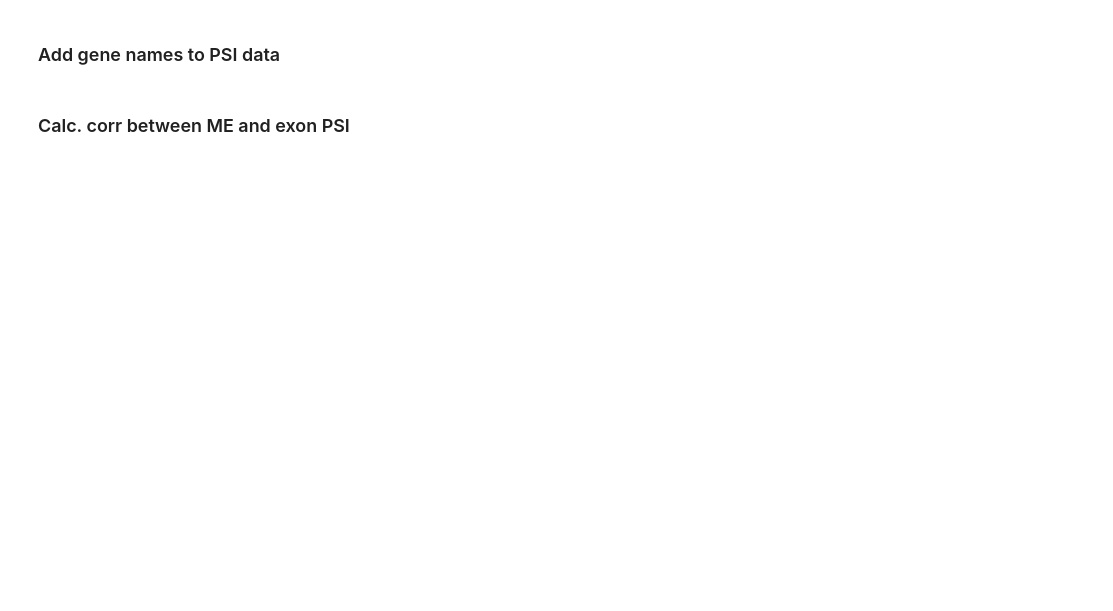
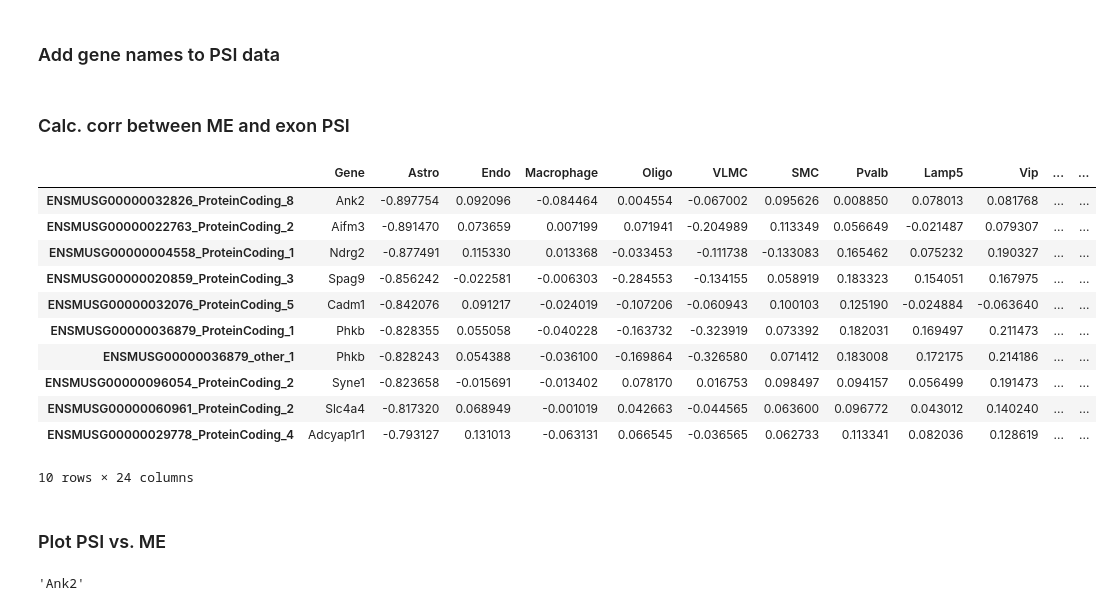
Before and after one commit to reliscu/pseudobulk_splicing_tasic_2018_mouse_ALM, a Jupyter notebook: 12_PSI_vs_ME.ipynb, the cells around one changed output. Drawn from its saved outputs; the diff is of its cells as text; code cells hidden in the pictures; blank space fills up the shorter version.

```diff
--- a/12_PSI_vs_ME.ipynb
+++ b/12_PSI_vs_ME.ipynb
@@ -33,19 +34,19 @@ psi_anno = psi_anno.drop(columns=["gene_id"])
 # %% [markdown]
 ### Calc. corr between ME and exon PSI
 # %%
-corr_df = pd.DataFrame(
-    columns=["Gene"] + top_qval_mods_df['Cell_type'].tolist(),
-    index=psi_anno.index
-)
-corr_df['Gene'] = psi_anno['gene_name']
+# corr_df = pd.DataFrame(
+#     columns=["Gene"] + top_qval_mods_df['Cell_type'].tolist(),
+#     index=psi_anno.index
+# )
+# corr_df['Gene'] = psi_anno['gene_name']
 
-for i, row in top_qval_mods_df.iterrows():
-    ctype = row['Cell_type']
+# for i, row in top_qval_mods_df.iterrows():
+#     ctype = row['Cell_type']
 
-    mod_df = pd.read_csv(row['ME_path'])
-    mod_eig = mod_df.set_index("Sample")[row['Module']]
-    mod_eig = pd.to_numeric(mod_eig, errors="coerce")
+#     mod_df = pd.read_csv(row['ME_path'])
+#     mod_eig = mod_df.set_index("Sample")[row['Module']]
+#     mod_eig = pd.to_numeric(mod_eig, errors="coerce")
 
-    corrs = psi_anno.iloc[:, 1:].corrwith(mod_eig, axis=1)
-    corr_df[ctype] = corrs
+#     corrs = psi_anno.iloc[:, 1:].corrwith(mod_eig, axis=1)
+#     corr_df[ctype] = corrs
 # %%
@@ -52,0 +54,17 @@ corr_df.to_csv(f"data/tasic_2018_ALM_STAR_{psi_data}_exon_corr.csv")
+# %%
+corr_df.sort_values(ctype, ascending=True)[0:10]
+# %% [output]
+|  | Gene | Astro | Endo | Macrophage | Oligo | VLMC | SMC | Pvalb | Lamp5 | Vip | ... | ... |
+| ENSMUSG00000032826_ProteinCoding_8 | Ank2 | -0.897754 | 0.092096 | -0.084464 | 0.004554 | -0.067002 | 0.095626 | 0.008850 | 0.078013 | 0.081768 | ... | ... |
+| ENSMUSG00000022763_ProteinCoding_2 | Aifm3 | -0.891470 | 0.073659 | 0.007199 | 0.071941 | -0.204989 | 0.113349 | 0.056649 | -0.021487 | 0.079307 | ... | ... |
+| ENSMUSG00000004558_ProteinCoding_1 | Ndrg2 | -0.877491 | 0.115330 | 0.013368 | -0.033453 | -0.111738 | -0.133083 | 0.165462 | 0.075232 | 0.190327 | ... | ... |
+| ENSMUSG00000020859_ProteinCoding_3 | Spag9 | -0.856242 | -0.022581 | -0.006303 | -0.284553 | -0.134155 | 0.058919 | 0.183323 | 0.154051 | 0.167975 | ... | ... |
+| ENSMUSG00000032076_ProteinCoding_5 | Cadm1 | -0.842076 | 0.091217 | -0.024019 | -0.107206 | -0.060943 | 0.100103 | 0.125190 | -0.024884 | -0.063640 | ... | ... |
+| ENSMUSG00000036879_ProteinCoding_1 | Phkb | -0.828355 | 0.055058 | -0.040228 | -0.163732 | -0.323919 | 0.073392 | 0.182031 | 0.169497 | 0.211473 | ... | ... |
+| ENSMUSG00000036879_other_1 | Phkb | -0.828243 | 0.054388 | -0.036100 | -0.169864 | -0.326580 | 0.071412 | 0.183008 | 0.172175 | 0.214186 | ... | ... |
+| ENSMUSG00000096054_ProteinCoding_2 | Syne1 | -0.823658 | -0.015691 | -0.013402 | 0.078170 | 0.016753 | 0.098497 | 0.094157 | 0.056499 | 0.191473 | ... | ... |
+| ENSMUSG00000060961_ProteinCoding_2 | Slc4a4 | -0.817320 | 0.068949 | -0.001019 | 0.042663 | -0.044565 | 0.063600 | 0.096772 | 0.043012 | 0.140240 | ... | ... |
+| ENSMUSG00000029778_ProteinCoding_4 | Adcyap1r1 | -0.793127 | 0.131013 | -0.063131 | 0.066545 | -0.036565 | 0.062733 | 0.113341 | 0.082036 | 0.128619 | ... | ... |
+10 rows × 24 columns
+# %% [markdown]
+### Plot PSI vs. ME
@@ -52,0 +73,4 @@ corr_df.to_csv(f"data/tasic_2018_ALM_STAR_{psi_data}_exon_corr.csv")
+# %%
+corr_df.loc[exon, 'Gene']
+# %% [output]
+'Ank2'
```
Also changed, not shown: parts of 5 cells of this notebook, 1 other file.
